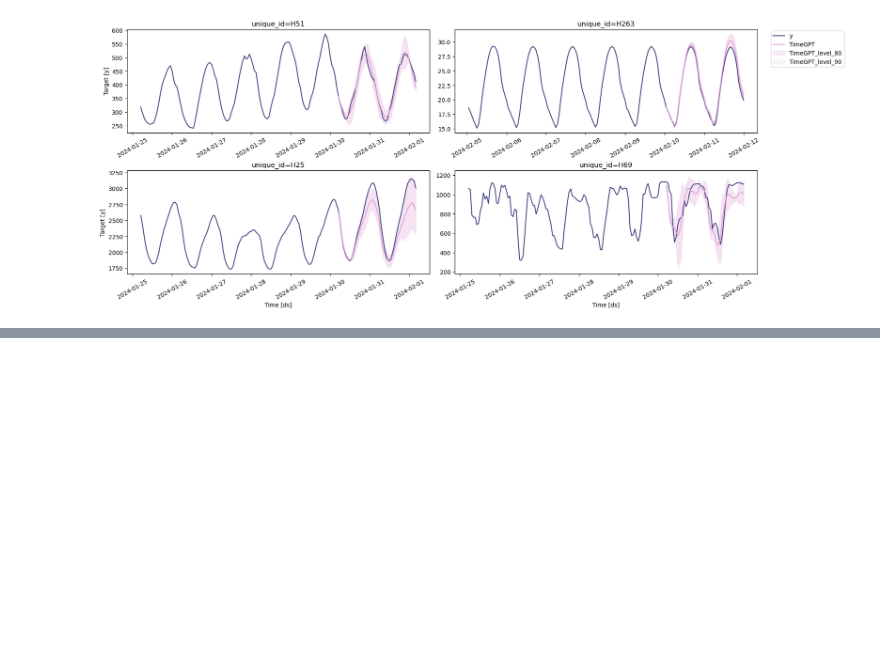
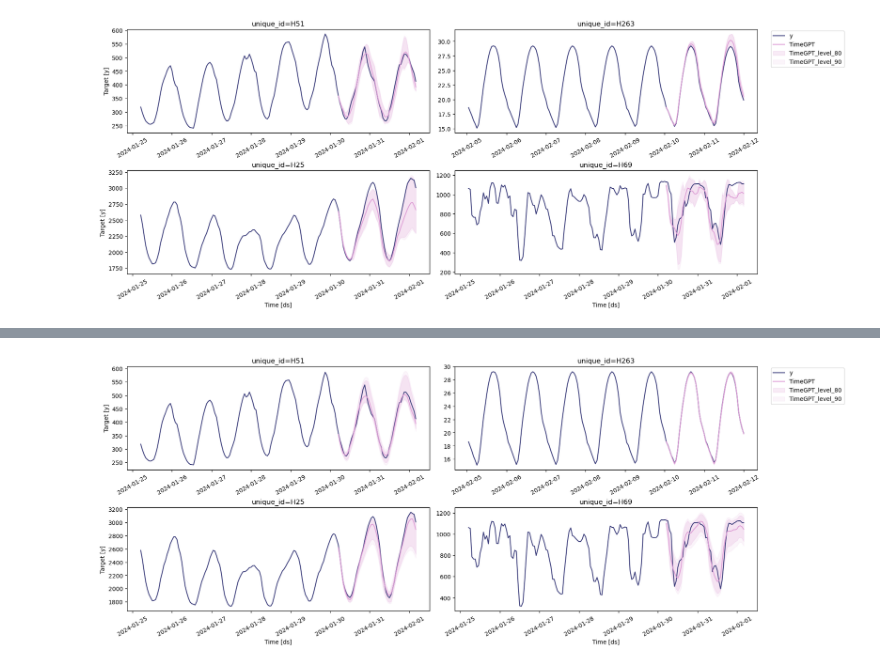
Before and after one commit to Yibei990826/pydata_2025_statsforecast, a Jupyter notebook: statsforecast_demo.ipynb, the cells around one changed output, grey strips where cells are left out. Saved outputs shown, nothing was run; the diff lists cells and outputs as text; code cells hidden in the pictures; blank space fills up the shorter version.

```diff
--- a/statsforecast_demo.ipynb
+++ b/statsforecast_demo.ipynb
@@ -204,3 +206,4 @@ from nixtla import NixtlaClient
 # Load environment variables from .env
 load_dotenv()
 api_key = os.getenv("NIXTLA_API_KEY")
+base_url = os.getenv('base_url')
@@ -265,0 +278,9 @@ plot_metric_bar_multi(dfs = [metrics_sf_models, metrics_base, metrics_sf_best, e
+# %%
+fcst_timegpt_2 = nixtla_client.forecast(
+    df=df_train,
+    h=48,
+    freq='H',
+    level = ['80', '90'],
+    model = 'timegpt-2'
+)
+eval_tgpt_2 = df_test.merge(fcst_timegpt_2, on = ['unique_id', 'ds'])
@@ -265,0 +307,4 @@ plot_metric_bar_multi(dfs = [metrics_sf_models, metrics_base, metrics_sf_best, e
+# %%
+nixtla_client.plot(df_train, eval_tgpt_2, level = ['80', '90'], max_insample_length=5 * 24, max_ids=4)
+# %% [output]
+[figure, added]
```
Also changed, not shown: parts of 14 cells of this notebook, 3 other files.
